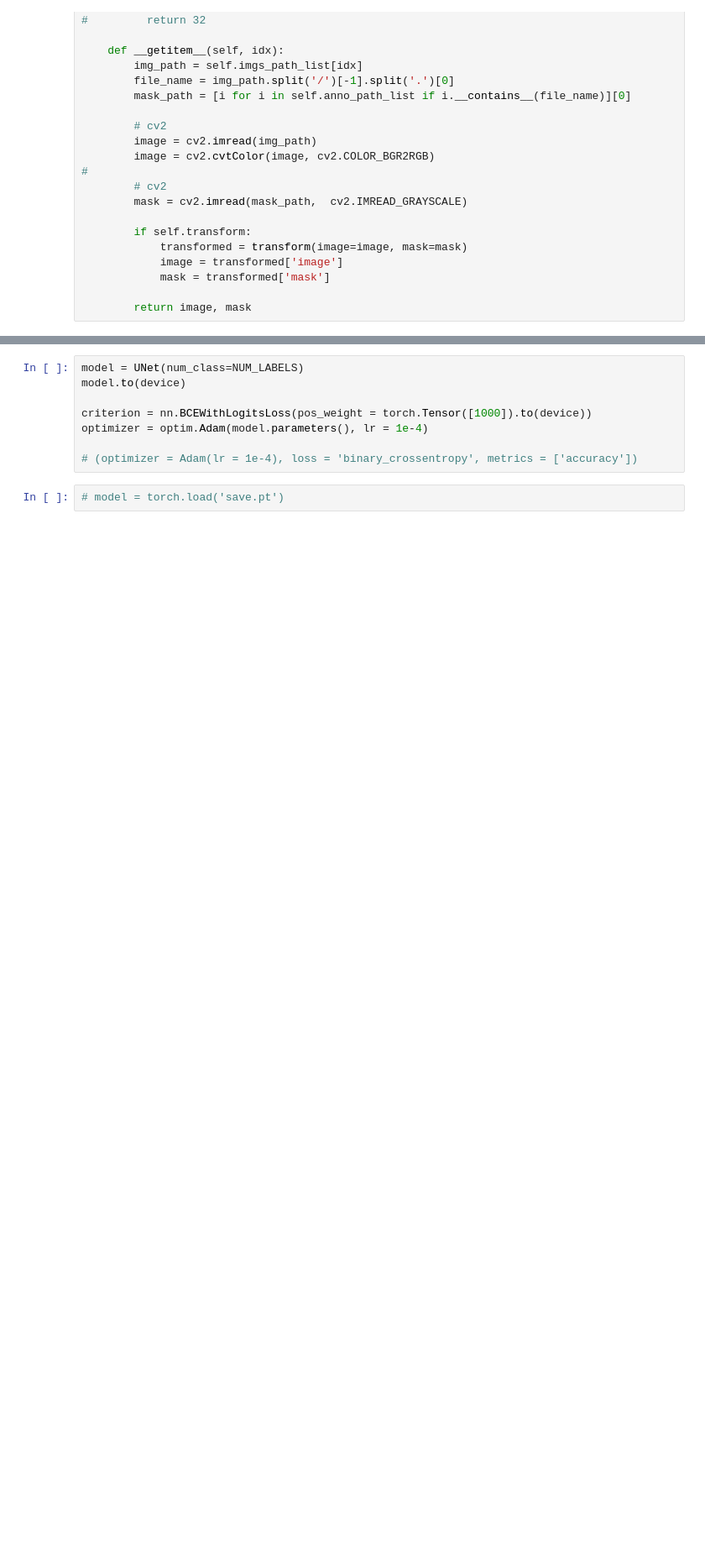
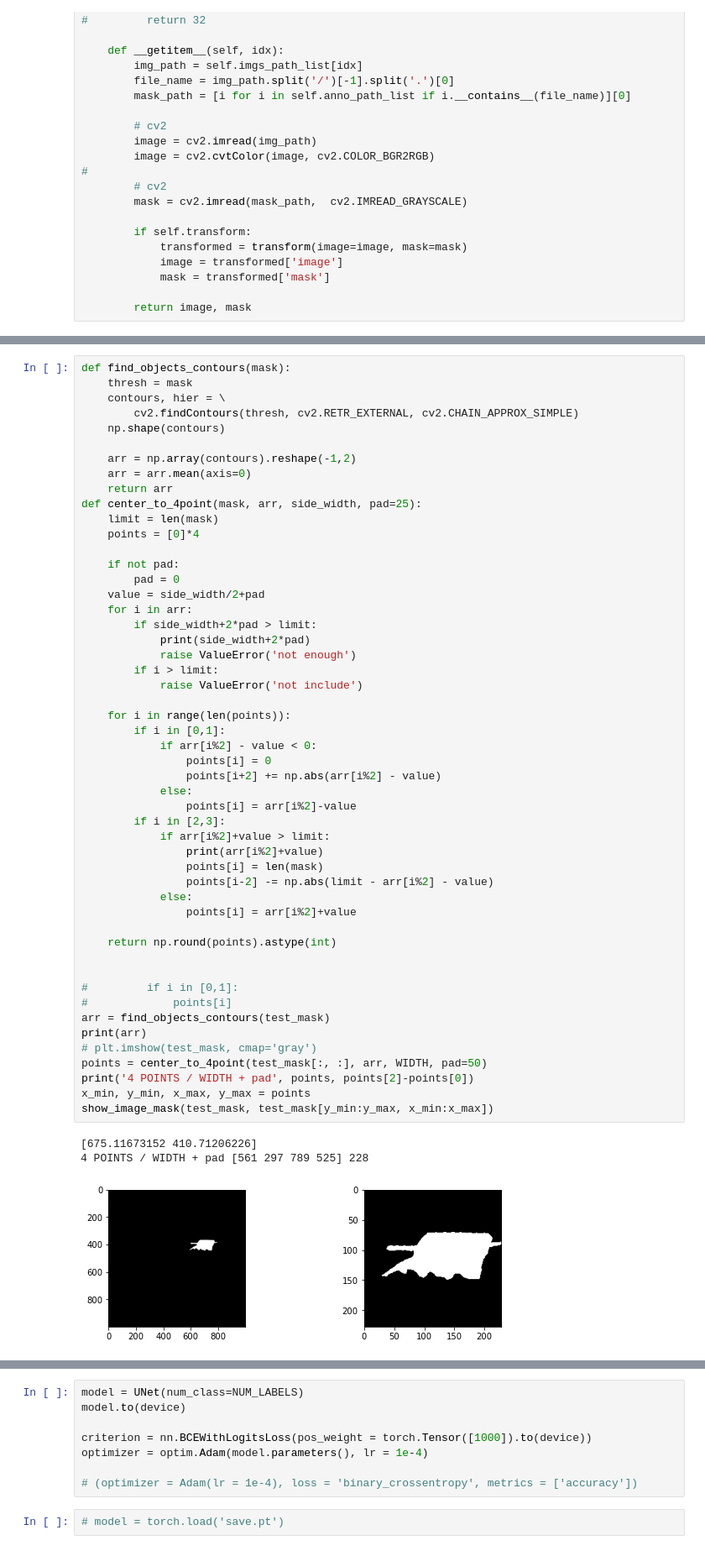
Before and after one commit to June103310110/Image_Segmentation, a Jupyter notebook: Unet/unet.ipynb, the cells around one changed output, grey strips where cells are left out. Shown at 84% size. Cells and saved outputs as stored; diff of their text form; blank space fills up the shorter version.

```diff
--- a/Unet/unet.ipynb
+++ b/Unet/unet.ipynb
@@ -340,3 +318,58 @@ class Crop(DualTransform):
+# %%
+def find_objects_contours(mask):
+    thresh = mask
+    contours, hier = \
+        cv2.findContours(thresh, cv2.RETR_EXTERNAL, cv2.CHAIN_APPROX_SIMPLE)
+    np.shape(contours)
+
+    arr = np.array(contours).reshape(-1,2)
+    arr = arr.mean(axis=0)
+    return arr
+def center_to_4point(mask, arr, side_width, pad=25):
+    limit = len(mask)
+    points = [0]*4
+
+    if not pad:
+        pad = 0
+    value = side_width/2+pad
+    for i in arr:
+        if side_width+2*pad > limit:
+            print(side_width+2*pad)
+            raise ValueError('not enough')
+        if i > limit:
+            raise ValueError('not include')
+
+    for i in range(len(points)):
+        if i in [0,1]:
+            if arr[i%2] - value < 0:
+                points[i] = 0
+                points[i+2] += np.abs(arr[i%2] - value)
+            else:
+                points[i] = arr[i%2]-value
+        if i in [2,3]:
+            if arr[i%2]+value > limit:
+                print(arr[i%2]+value)
+                points[i] = len(mask)
+                points[i-2] -= np.abs(limit - arr[i%2] - value)
+            else:
+                points[i] = arr[i%2]+value
+
+    return np.round(points).astype(int)
+
+
+#         if i in [0,1]:
+#             points[i]
+arr = find_objects_contours(test_mask)
+print(arr)
+# plt.imshow(test_mask, cmap='gray')
+points = center_to_4point(test_mask[:, :], arr, WIDTH, pad=50)
+print('4 POINTS / WIDTH + pad', points, points[2]-points[0])
+x_min, y_min, x_max, y_max = points
+show_image_mask(test_mask, test_mask[y_min:y_max, x_min:x_max])
+# %% [output]
+[675.11673152 410.71206226]
+4 POINTS / WIDTH + pad [561 297 789 525] 228
+[figure, added]
 # %%
 # https://albumentations.ai/docs/getting_started/mask_augmentation/
 
```
Also changed, not shown: parts of 13 cells of this notebook.
